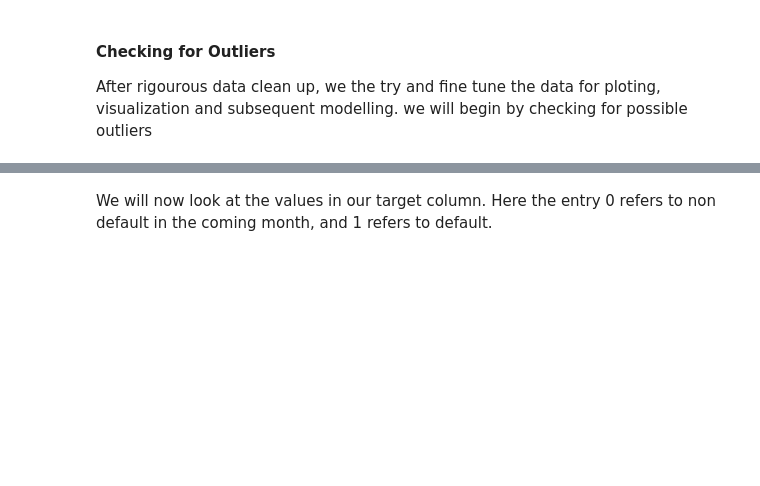
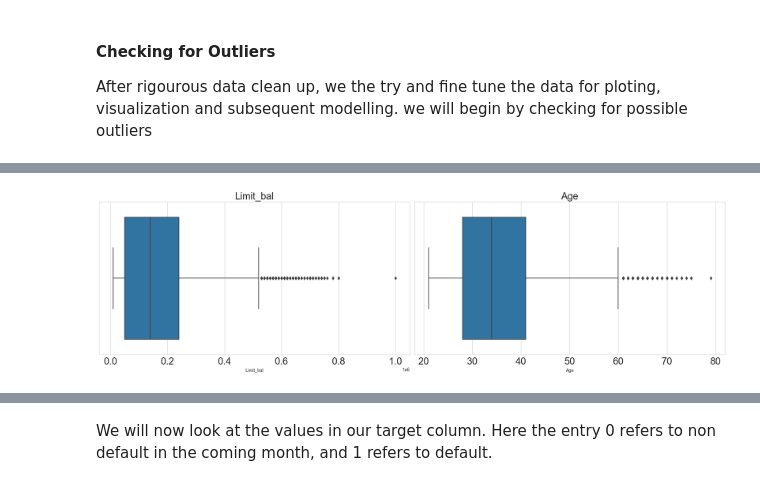
Before and after one commit to Imacharia/Default_predictor, a Jupyter notebook: Credit card default analysis.ipynb, the cells around one changed output, grey strips where cells are left out. Saved outputs shown, nothing was run; the diff lists cells and outputs as text; code cells hidden in the pictures; blank space fills up the shorter version.

```diff
--- a/Credit card default analysis.ipynb
+++ b/Credit card default analysis.ipynb
@@ -178,0 +143,23 @@ plt.show()
+# %%
+
+
+# Select the variables you want to plot
+cols_to_plot = ['Limit_bal', 'Age']
+
+# Create a subplot grid
+fig, axes = plt.subplots(nrows=1, ncols=len(cols_to_plot), figsize=(20, 6), sharey=True)
+
+# Create a boxplot for each variable in a separate subplot
+for i, col in enumerate(cols_to_plot):
+    sns.boxplot(x=clean_df[col], ax=axes[i])
+    axes[i].set_title(col, fontsize=22)
+    axes[i].tick_params(axis='both', which='major', labelsize=22)
+
+# Adjust spacing between subplots
+plt.tight_layout()
+# save te figure
+plt.savefig("images/Outliers_2")
+# Show plot
+plt.show()
+# %% [output]
+[figure, added]
```
Also changed, not shown: parts of 27 cells of this notebook, 6 other files.
